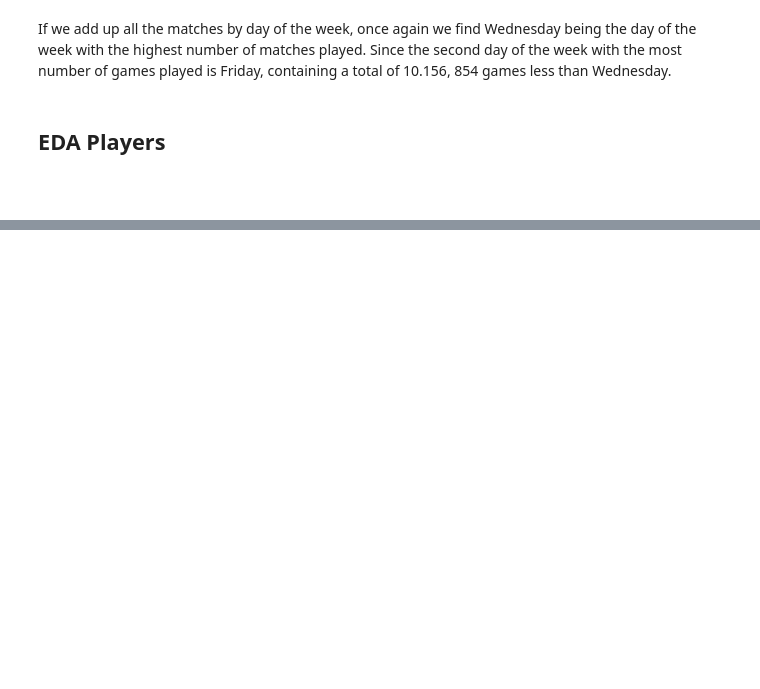
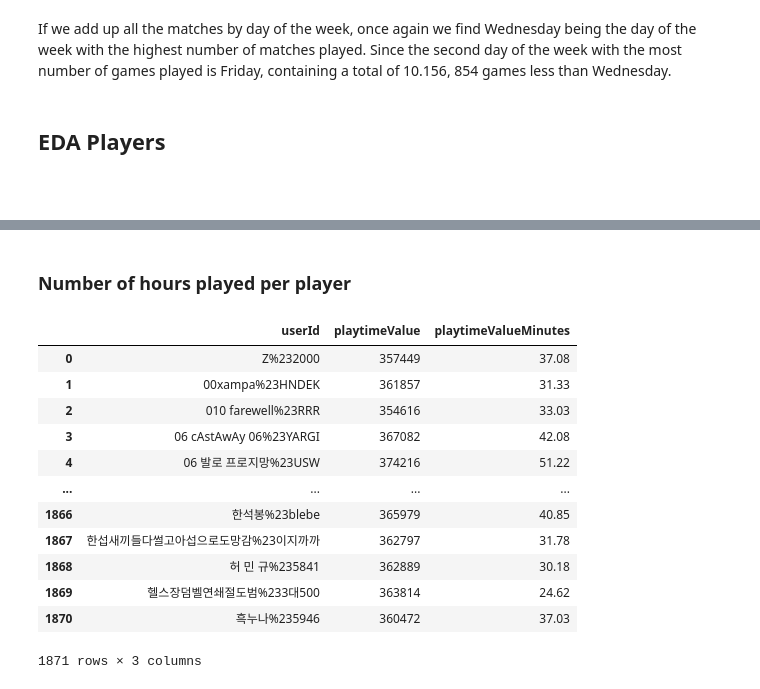
Before and after one commit to aalvestech/tcc_fia_valorant, a Jupyter notebook: notebook/notebook_eda.ipynb, the cells around one changed output, grey strips where cells are left out. Saved outputs shown, nothing was run; the diff lists cells and outputs as text; code cells hidden in the pictures; blank space fills up the shorter version.

```diff
--- a/notebook/notebook_eda.ipynb
+++ b/notebook/notebook_eda.ipynb
@@ -131,0 +179,22 @@ If we add up all the matches by day of the week, once again we find Wednesday be
+# %% [markdown]
+### Number of hours played per player
+# %%
+total_time_player = df_matches_raw.groupby(['userId'])[['playtimeValue']].sum().reset_index()
+total_time_player['playtimeValueMinutes'] = (df_matches_raw['playtimeValue']/60).round(2)
+
+
+total_time_player
+# %% [output]
+|  | userId | playtimeValue | playtimeValueMinutes |
+| 0 | Z%232000 | 357449 | 37.08 |
+| 1 | 00xampa%23HNDEK | 361857 | 31.33 |
+| 2 | 010 farewell%23RRR | 354616 | 33.03 |
+| 3 | 06 cAstAwAy 06%23YARGI | 367082 | 42.08 |
+| 4 | 06 발로 프로지망%23USW | 374216 | 51.22 |
+| ... | ... | ... | ... |
+| 1866 | 한석봉%23blebe | 365979 | 40.85 |
+| 1867 | 한섭새끼들다썰고아섭으로도망감%23이지까까 | 362797 | 31.78 |
+| 1868 | 허 민 규%235841 | 362889 | 30.18 |
+| 1869 | 헬스장덤벨연쇄절도범%233대500 | 363814 | 24.62 |
+| 1870 | 흑누나%235946 | 360472 | 37.03 |
+1871 rows × 3 columns
```
Also changed, not shown: parts of 8 cells of this notebook.
